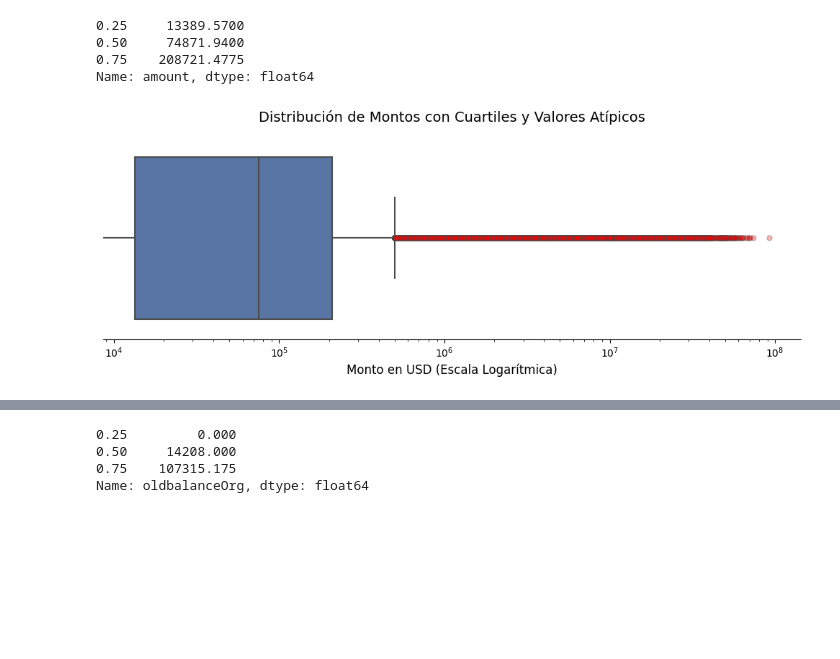
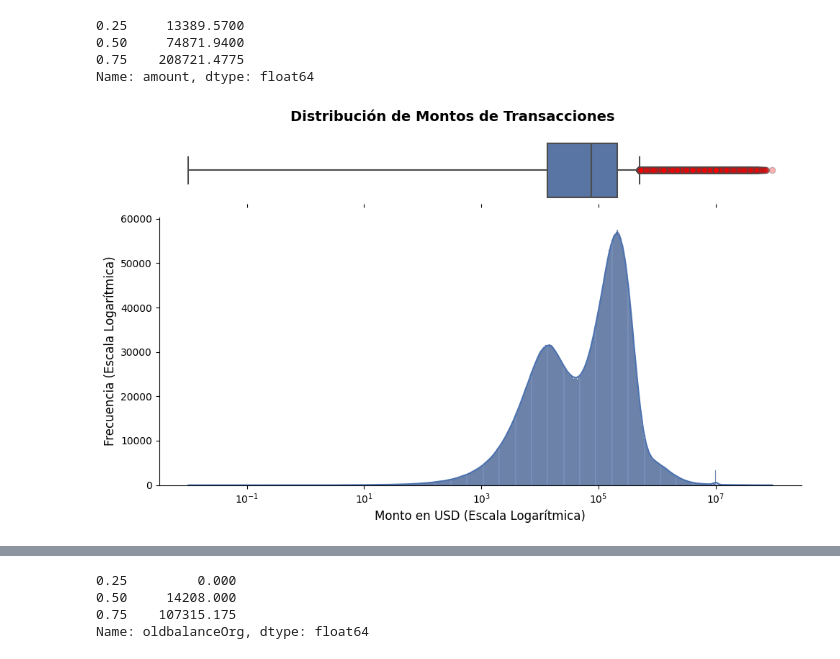
Before and after one commit to EmmaAli1604/Deteccion-Fraudes-Bancarios, a Jupyter notebook: deteccion-fraudes-bancarios/notebooks/EDA.ipynb, the cells around one changed output, grey strips where cells are left out. Cells and saved outputs as stored; diff of their text form; code cells hidden in the pictures; blank space fills up the shorter version.

```diff
--- a/deteccion-fraudes-bancarios/notebooks/EDA.ipynb
+++ b/deteccion-fraudes-bancarios/notebooks/EDA.ipynb
@@ -110,30 +114,55 @@ print(cuartiles)
 0.75    208721.4775
 Name: amount, dtype: float64
 # %%
-plt.figure(figsize=(10, 4))
+df_plot = data[data["amount"] > 0]
 
+fig, (ax_box, ax_hist) = plt.subplots(
+    2,
+    1,
+    figsize=(10, 6),
+    sharex=True,
+    gridspec_kw={"height_ratios": (0.2, 0.8)},
+)
 
 sns.boxplot(
-    x=data['amount'],
-    color='#4C72B0',
+    x=df_plot["amount"],
+    color="#4C72B0",
     linewidth=1.5,
-    flierprops={'marker': 'o', 'markerfacecolor': 'red', 'alpha': 0.3} # Estiliza los valores atípicos
+    flierprops={"marker": "o", "markerfacecolor": "red", "alpha": 0.3},
+    ax=ax_box,
+)
+ax_box.set(xlabel="")
+ax_box.set_xscale("log")
+
+ax_box.spines["top"].set_visible(False)
+ax_box.spines["right"].set_visible(False)
+ax_box.spines["left"].set_visible(False)
+ax_box.spines["bottom"].set_visible(False)
+ax_box.get_yaxis().set_visible(False)
+
+sns.histplot(
+    data=df_plot,
+    x="amount",
+    color="#4C72B0",
+    alpha=0.7,
+    kde=True,
+    log_scale=True,
+    ax=ax_hist
 )
 
+ax_hist.spines["top"].set_visible(False)
+ax_hist.spines["right"].set_visible(False)
+ax_hist.set_xlabel("Monto en USD (Escala Logarítmica)", fontsize=12)
+ax_hist.set_ylabel("Frecuencia (Escala Logarítmica)", fontsize=12)
 
-plt.xscale('log')
-
-
-plt.title('Distribución de Montos con Cuartiles y Valores Atípicos', fontsize=14, pad=15)
-plt.xlabel('Monto en USD (Escala Logarítmica)', fontsize=12)
-
-
-plt.gca().spines['top'].set_visible(False)
-plt.gca().spines['right'].set_visible(False)
-plt.gca().spines['left'].set_visible(False)
-plt.gca().get_yaxis().set_visible(False)
+plt.suptitle(
+    "Distribución de Montos de Transacciones",
+    fontsize=14,
+    fontweight="bold",
+    y=0.98,
+)
 
 plt.tight_layout()
 plt.show()
 # %% [output]
-[figure, old version]
+[figure, new version]
```
Also changed, not shown: parts of 29 cells of this notebook.
